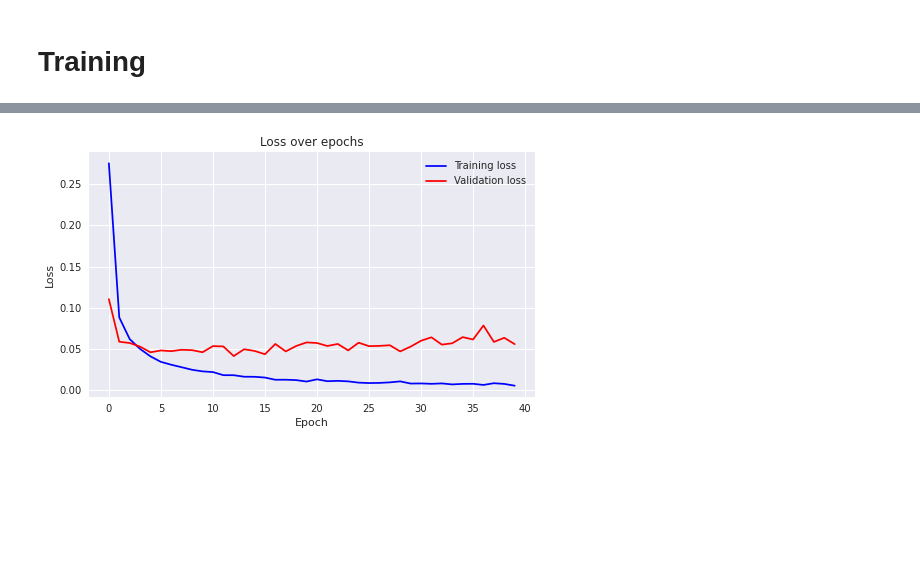
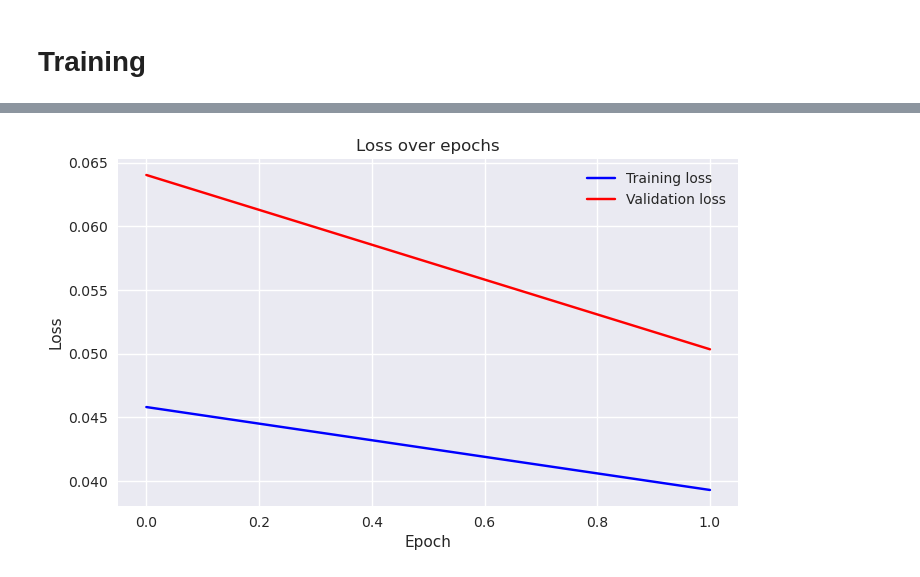
Before and after one commit to ShevchenkoRostyslav/ComputerVision_PyTorch, a Jupyter notebook: examples/LeNet5.ipynb, the cells around one changed output, grey strips where cells are left out. Cells and saved outputs as stored; diff of their text form; code cells hidden in the pictures; blank space fills up the shorter version.

```diff
--- a/examples/LeNet5.ipynb
+++ b/examples/LeNet5.ipynb
@@ -85,5 +82,5 @@ LeNet5(
 optimizer = torch.optim.Adam(model.parameters(), lr=LEARNING_RATE)
 criterion = nn.CrossEntropyLoss()
 # %%
-model, optimizer, (train_losses, valid_losses) = train(model, criterion, optimizer, train_loader, valid_loader, 40, device, eval_metrics=[Accuracy()])
+model, optimizer, metrics = train(model, criterion, optimizer, train_loader, valid_loader, 2, device, eval_metrics=[Accuracy()])
 # %% [output]
@@ -107 +89 @@ model, optimizer, (train_losses, valid_losses) = train(model, criterion, optimiz
-[figure, old version]
+[figure, new version]
```
Also changed, not shown: parts of 3 cells of this notebook, 3 other files.
